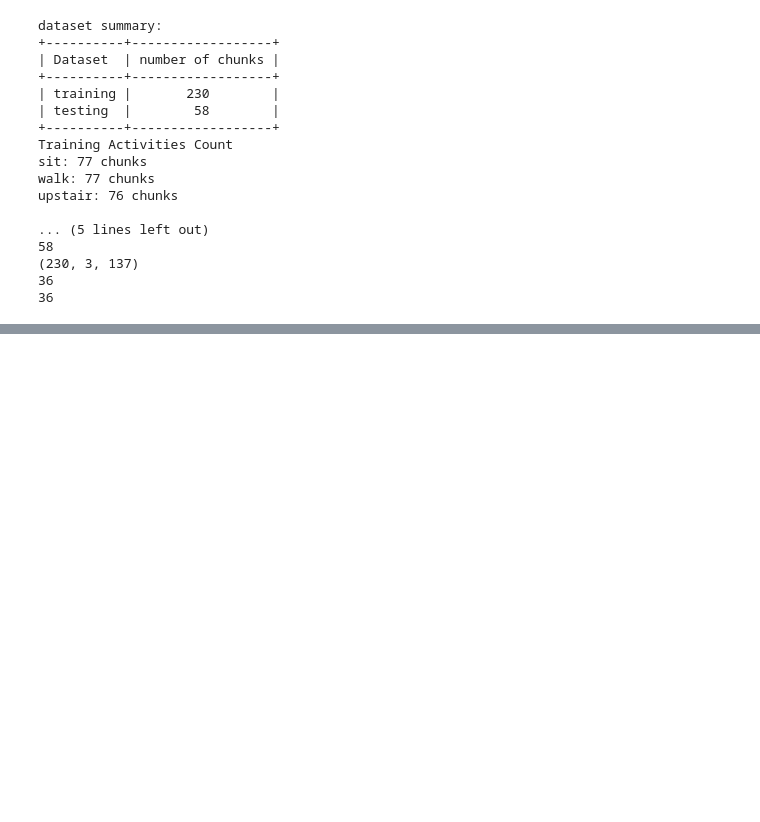
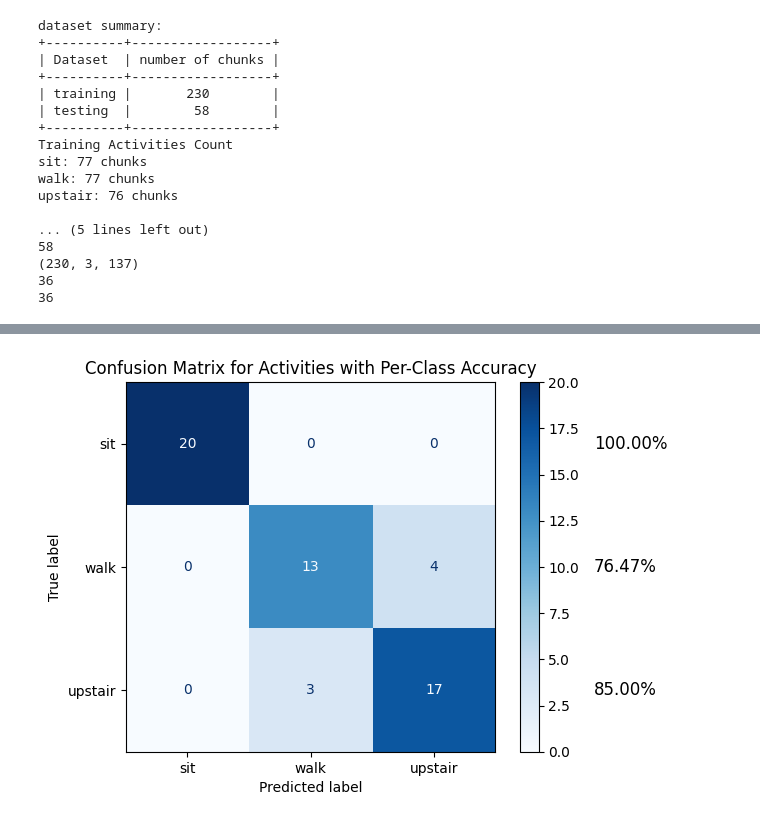
Before and after one commit to yuanhengm17/mgh-research-classification, a Jupyter notebook: CNN.ipynb, the cells around one changed output, grey strips where cells are left out. Cells and saved outputs as stored; diff of their text form; code cells hidden in the pictures; blank space fills up the shorter version.

```diff
--- a/CNN.ipynb
+++ b/CNN.ipynb
@@ -422,34 +442,36 @@ all_predictions = []
 all_labels = []
 
 # Loop through the test loader to collect predictions and true labels
 with torch.no_grad():
-    for batch_X, batch_y in test_loader:
+    for batch_X, batch_y in val_loader:
         outputs = model(batch_X)
         _, predicted = torch.max(outputs, 1)
         all_predictions.extend(predicted.cpu().numpy())
         all_labels.extend(batch_y.cpu().numpy())
 
 # Compute the confusion matrix, explicitly specifying the labels
 conf_matrix = confusion_matrix(all_labels, all_predictions, labels=[0, 1, 2])
 
 # Assuming conf_matrix and ACTIVITIES are already defined
 class_accuracies = np.diag(conf_matrix) / np.sum(conf_matrix, axis=1)  # Compute per-class accuracy
 
 # Display the confusion matrix
 disp = ConfusionMatrixDisplay(conf_matrix, display_labels=ACTIVITIES)
 fig, ax = plt.subplots()
 disp.plot(cmap=plt.cm.Blues, ax=ax)
 
 # Add per-class accuracy text
 for i, activity in enumerate(ACTIVITIES):
     acc_text = f"{class_accuracies[i] * 100:.2f}%"
     ax.text(
         len(ACTIVITIES) + 0.3, i, acc_text,
         fontsize=12, verticalalignment='center', color='black'
     )
 
 plt.title("Confusion Matrix for Activities with Per-Class Accuracy")
 plt.show()
+# %% [output]
+[figure, added]
 # %%
 import torch.nn.functional as F
 
```
Also changed, not shown: parts of 6 cells of this notebook, 1 other file.
